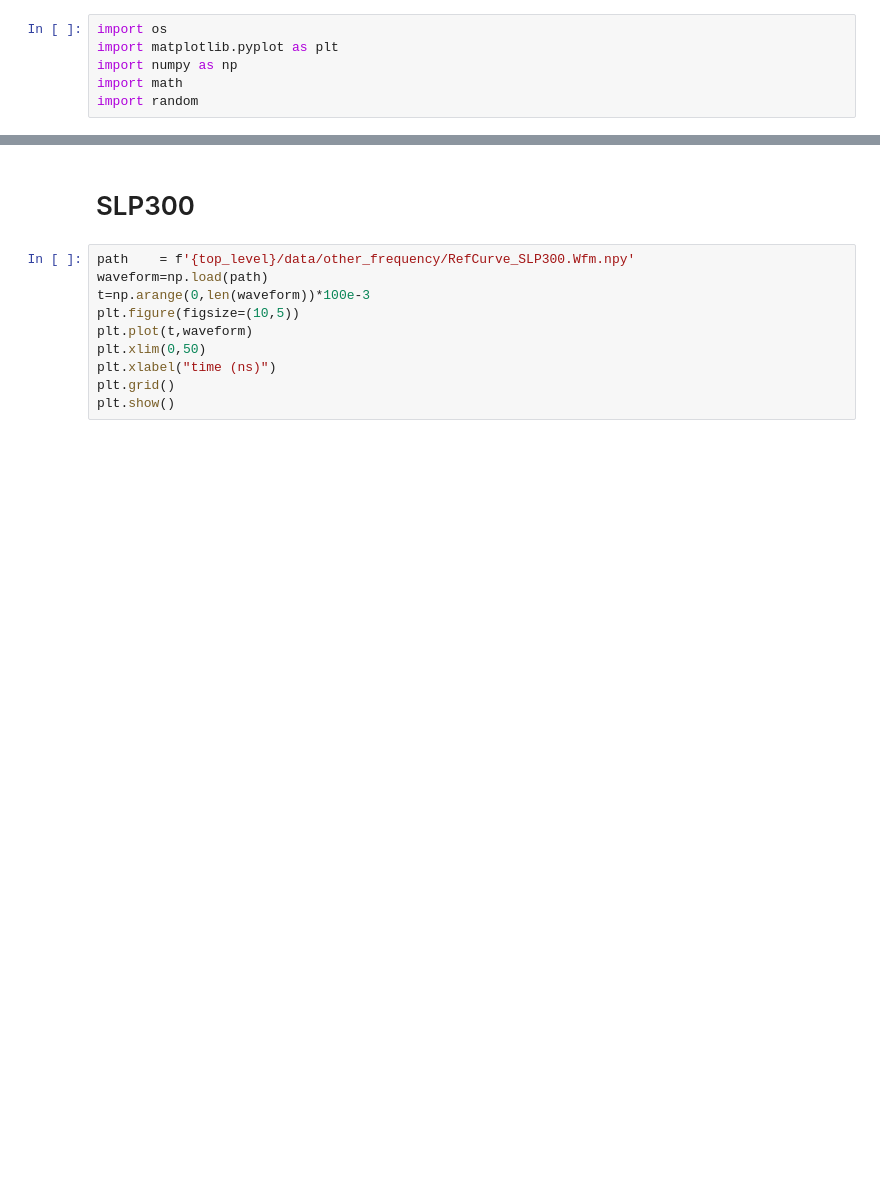
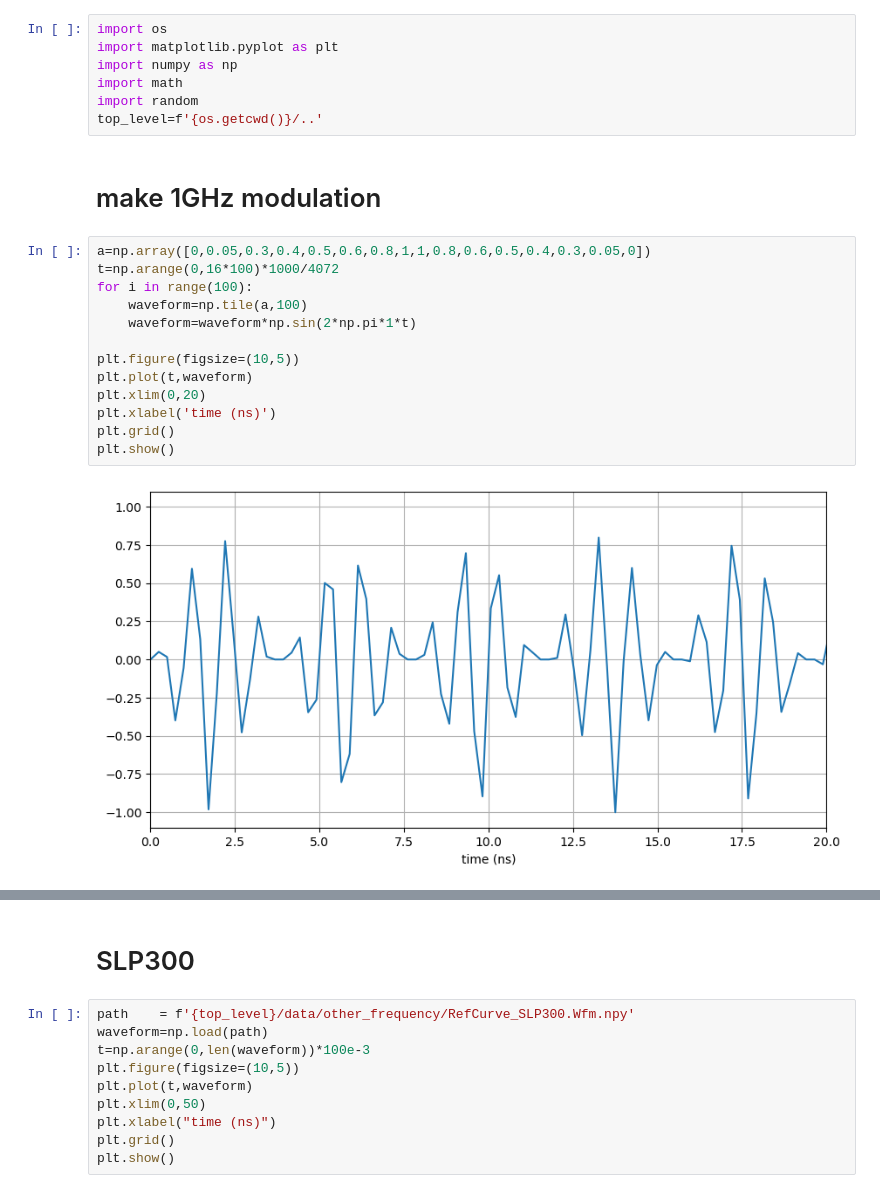
Before and after one commit to slaclab/kek-bpm-rfsoc-dev, a Jupyter notebook: software/notebooks/other_frequency.ipynb, the cells around one changed output, grey strips where cells are left out. Saved outputs shown, nothing was run; the diff lists cells and outputs as text; blank space fills up the shorter version.

```diff
--- a/software/notebooks/other_frequency.ipynb
+++ b/software/notebooks/other_frequency.ipynb
@@ -4,3 +4,21 @@ import matplotlib.pyplot as plt
 import numpy as np
 import math
 import random
+top_level=f'{os.getcwd()}/..'
+# %% [markdown]
+#  make 1GHz modulation
+# %%
+a=np.array([0,0.05,0.3,0.4,0.5,0.6,0.8,1,1,0.8,0.6,0.5,0.4,0.3,0.05,0])
+t=np.arange(0,16*100)*1000/4072
+for i in range(100):
+    waveform=np.tile(a,100)
+    waveform=waveform*np.sin(2*np.pi*1*t)
+
+plt.figure(figsize=(10,5))
+plt.plot(t,waveform)
+plt.xlim(0,20)
+plt.xlabel('time (ns)')
+plt.grid()
+plt.show()
+# %% [output]
+[figure, added]
```
Also changed, not shown: parts of 6 cells of this notebook, 4 other files.
